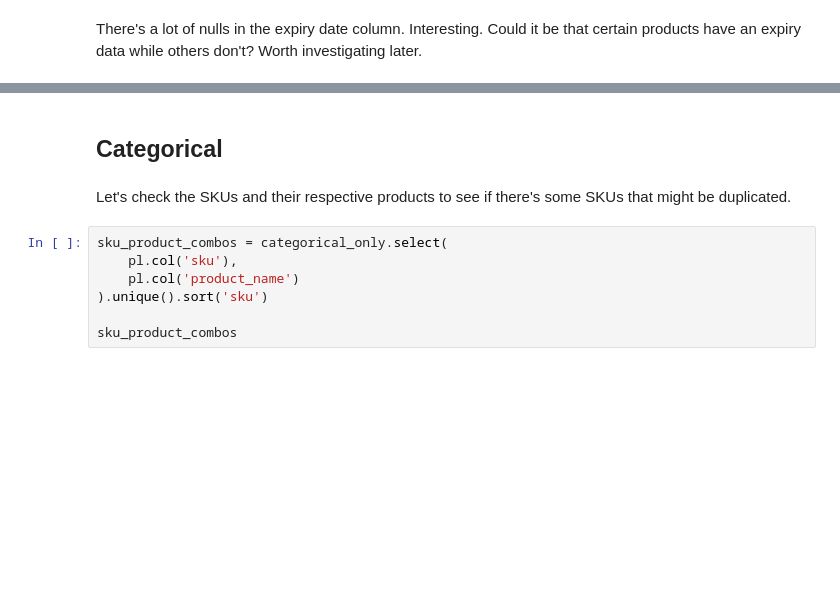
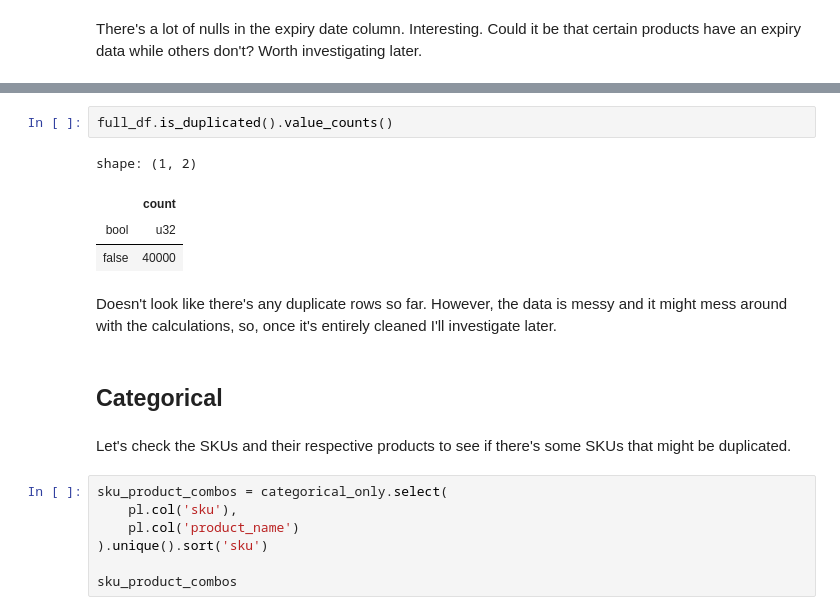
Before and after one commit to petervlaskovits/grocery-pipeline, a Jupyter notebook: src/notebooks/inventory_eda.ipynb, the cells around one changed output, grey strips where cells are left out. Saved outputs shown, nothing was run; the diff lists cells and outputs as text; blank space fills up the shorter version.

```diff
--- a/src/notebooks/inventory_eda.ipynb
+++ b/src/notebooks/inventory_eda.ipynb
@@ -148,3 +171,12 @@ There's a lot of nulls in the expiry date column. Interesting. Could it be that
+# %%
+full_df.is_duplicated().value_counts()
+# %% [output]
+shape: (1, 2)
+|  | count |
+| bool | u32 |
+| false | 40000 |
+# %% [markdown]
+Doesn't look like there's any duplicate rows so far. However, the data is messy and it might mess around with the calculations, so, once it's entirely cleaned I'll investigate later.
 # %% [markdown]
 ## Categorical
 # %% [markdown]
```
Also changed, not shown: parts of 31 cells of this notebook, 1 other file.
